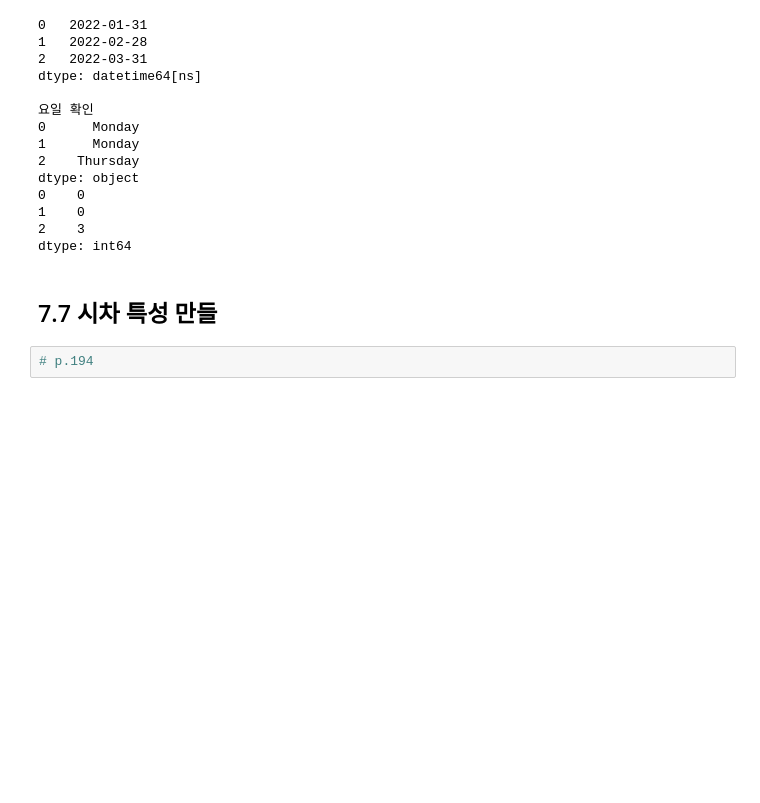
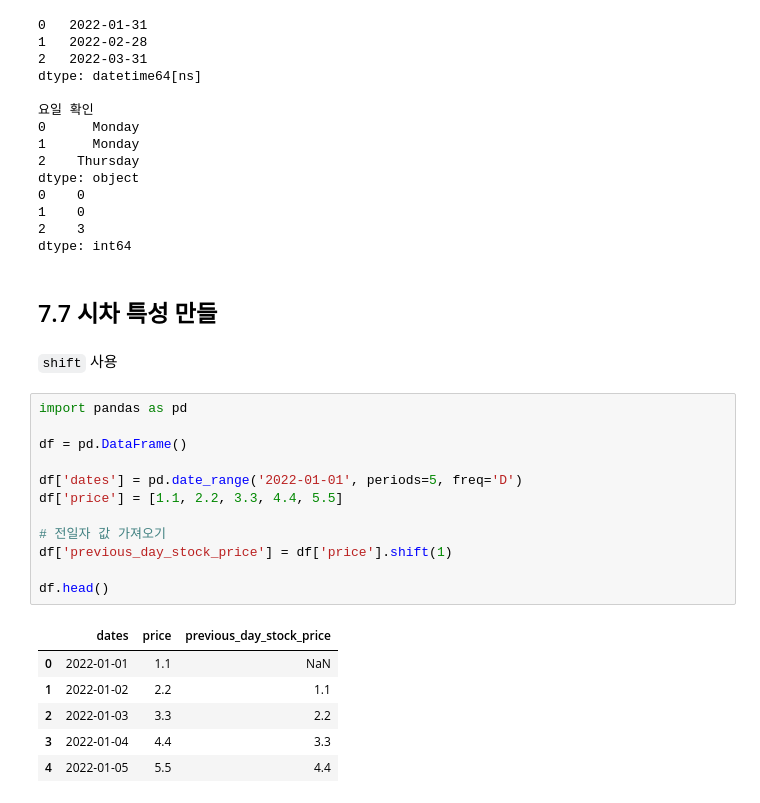
Before and after one commit to johyunkang/MLwithPythonCookbook, a Jupyter notebook: 7_datetime.ipynb, the cells around one changed output. Saved outputs shown, nothing was run; the diff lists cells and outputs as text; blank space fills up the shorter version.

```diff
--- a/7_datetime.ipynb
+++ b/7_datetime.ipynb
@@ -217,5 +215,24 @@ dtype: object
 dtype: int64
 # %% [markdown]
 ## 7.7 시차 특성 만들
-# %%
-# p.194
+# %% [markdown]
+`shift` 사용
+# %%
+import pandas as pd
+
+df = pd.DataFrame()
+
+df['dates'] = pd.date_range('2022-01-01', periods=5, freq='D')
+df['price'] = [1.1, 2.2, 3.3, 4.4, 5.5]
+
+# 전일자 값 가져오기
+df['previous_day_stock_price'] = df['price'].shift(1)
+
+df.head()
+# %% [output]
+|  | dates | price | previous_day_stock_price |
+| 0 | 2022-01-01 | 1.1 | NaN |
+| 1 | 2022-01-02 | 2.2 | 1.1 |
+| 2 | 2022-01-03 | 3.3 | 2.2 |
+| 3 | 2022-01-04 | 4.4 | 3.3 |
+| 4 | 2022-01-05 | 5.5 | 4.4 |
```
Also changed, not shown: parts of 9 cells of this notebook.
